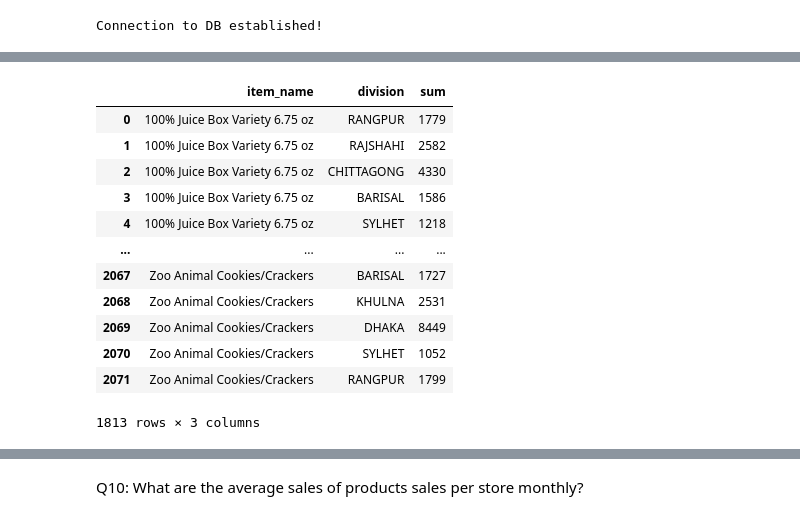
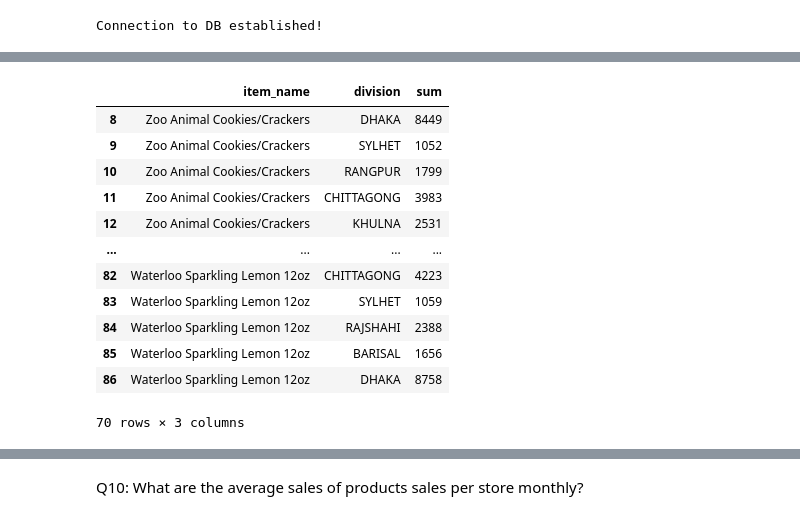
Before and after one commit to esrdlab-vinternship/HDA-5th-Round-vInternship, a Jupyter notebook: notebook/analytics/olap.ipynb, the cells around one changed output, grey strips where cells are left out. Drawn from its saved outputs; the diff is of its cells as text; code cells hidden in the pictures.

```diff
--- a/notebook/analytics/olap.ipynb
+++ b/notebook/analytics/olap.ipynb
@@ -8,7 +8,7 @@ class PostgresConnection(object):
     def __init__(self):
         self.connection = psycopg2.connect(database = "ecomdb",
                                           user = "postgres",
-                                          password = "x",
+                                          password = "*",
                                           host = "127.0.0.1",
                                           port = "5432")
     def getConnection(self):
@@ -605,16 +649,18 @@ Connection to DB established!
 # %%
-total_sales_geographically.dropna()
+total_sales_geographically = total_sales_geographically.dropna()
+total_sales_geographically = total_sales_geographically.groupby('division').head(10)
+total_sales_geographically
 # %% [output]
 |  | item_name | division | sum |
-| 0 | 100% Juice Box Variety 6.75 oz | RANGPUR | 1779 |
-| 1 | 100% Juice Box Variety 6.75 oz | RAJSHAHI | 2582 |
-| 2 | 100% Juice Box Variety 6.75 oz | CHITTAGONG | 4330 |
-| 3 | 100% Juice Box Variety 6.75 oz | BARISAL | 1586 |
-| 4 | 100% Juice Box Variety 6.75 oz | SYLHET | 1218 |
+| 8 | Zoo Animal Cookies/Crackers | DHAKA | 8449 |
+| 9 | Zoo Animal Cookies/Crackers | SYLHET | 1052 |
+| 10 | Zoo Animal Cookies/Crackers | RANGPUR | 1799 |
+| 11 | Zoo Animal Cookies/Crackers | CHITTAGONG | 3983 |
+| 12 | Zoo Animal Cookies/Crackers | KHULNA | 2531 |
 | ... | ... | ... | ... |
-| 2067 | Zoo Animal Cookies/Crackers | BARISAL | 1727 |
-| 2068 | Zoo Animal Cookies/Crackers | KHULNA | 2531 |
-| 2069 | Zoo Animal Cookies/Crackers | DHAKA | 8449 |
-| 2070 | Zoo Animal Cookies/Crackers | SYLHET | 1052 |
-| 2071 | Zoo Animal Cookies/Crackers | RANGPUR | 1799 |
+| 82 | Waterloo Sparkling Lemon 12oz | CHITTAGONG | 4223 |
+| 83 | Waterloo Sparkling Lemon 12oz | SYLHET | 1059 |
+| 84 | Waterloo Sparkling Lemon 12oz | RAJSHAHI | 2388 |
+| 85 | Waterloo Sparkling Lemon 12oz | BARISAL | 1656 |
+| 86 | Waterloo Sparkling Lemon 12oz | DHAKA | 8758 |
-1813 rows × 3 columns
+70 rows × 3 columns
```
Also changed, not shown: parts of 18 cells of this notebook, 1 other file.
